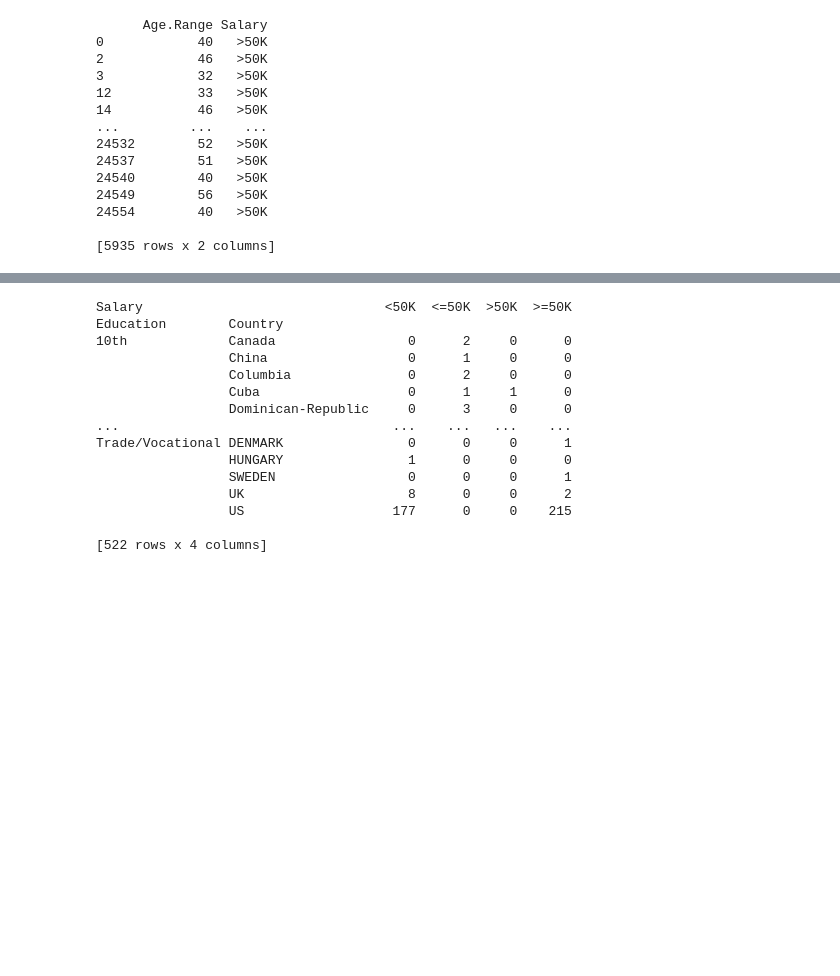
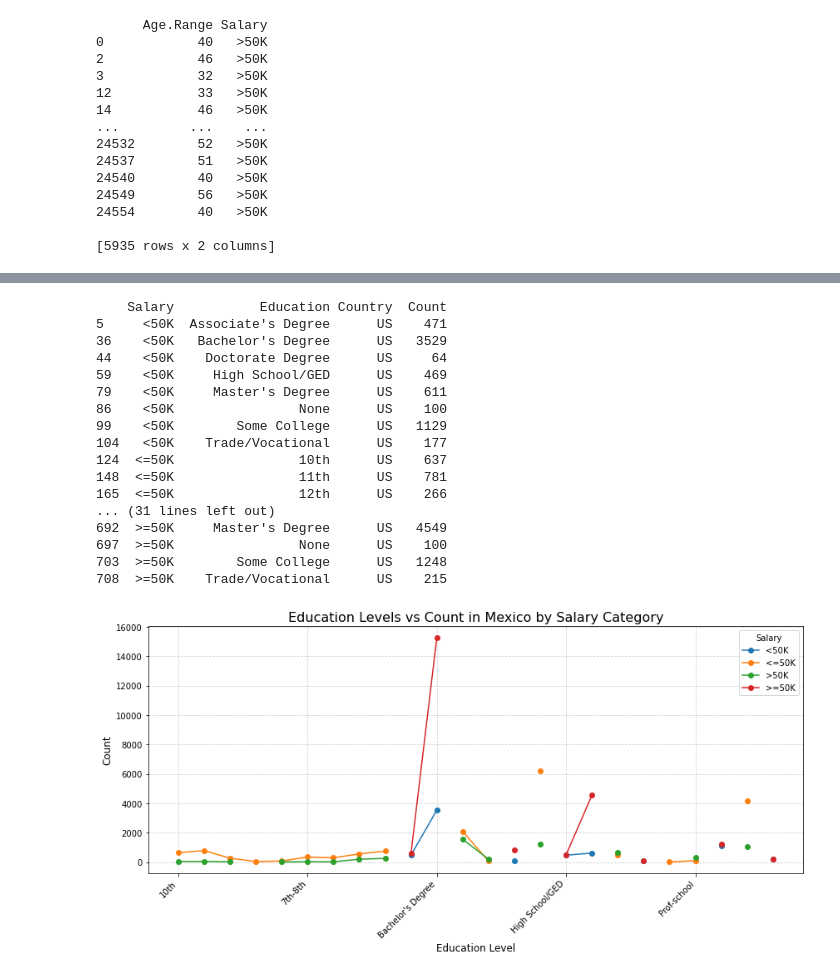
Before and after one commit to nedjo4real/made-project, a Jupyter notebook: project/analysis-report.ipynb, the cells around one changed output, grey strips where cells are left out. Drawn from its saved outputs; the diff is of its cells as text; code cells hidden in the pictures; blank space fills up the shorter version.

```diff
--- a/project/analysis-report.ipynb
+++ b/project/analysis-report.ipynb
@@ -135,22 +141,49 @@ print(salary_education_country_counts)
 # %%
-# Create a pivot table for Salary, Education, and Country
-pivot_table = data.pivot_table(index=['Education', 'Country'], columns='Salary', aggfunc='size', fill_value=0)
+# Group by 'Salary', 'Education', and 'Country', then calculate counts
+grouped_data = data.groupby(['Salary', 'Education', 'Country']).size().reset_index(name='Count')
 
-# Display the pivot table
-print(pivot_table)
+# Filter rows where the country is Mexico
+mexico_data = grouped_data[grouped_data['Country'] == 'US']
+
+# Display the result
+print(mexico_data)
+import matplotlib.pyplot as plt
+
+# Assuming the data is in a DataFrame named `mexico_data`
+
+# Filter the data for Mexico and pivot it for plotting
+mexico_pivot = mexico_data.pivot(index='Education', columns='Salary', values='Count')
+
+# Plot the data
+mexico_pivot.plot(kind='line', marker='o', figsize=(12, 6))
+
+# Customize the chart
+plt.title('Education Levels vs Count in Mexico by Salary Category', fontsize=16)
+plt.xlabel('Education Level', fontsize=12)
+plt.ylabel('Count', fontsize=12)
+plt.xticks(rotation=45, ha='right')  # Rotate x-axis labels for readability
+plt.grid(True, linestyle='--', alpha=0.6)
+plt.legend(title='Salary', fontsize=10)
+plt.tight_layout()
+
+# Show the plot
+plt.show()
 # %% [output]
-Salary                               <50K  <=50K  >50K  >=50K
-Education        Country
-10th             Canada                 0      2     0      0
-                 China                  0      1     0      0
-                 Columbia               0      2     0      0
-                 Cuba                   0      1     1      0
-                 Dominican-Republic     0      3     0      0
-...                                   ...    ...   ...    ...
-Trade/Vocational DENMARK                0      0     0      1
-                 HUNGARY                1      0     0      0
-                 SWEDEN                 0      0     0      1
-                 UK                     8      0     0      2
-                 US                   177      0     0    215
-
-[522 rows x 4 columns]
+    Salary           Education Country  Count
+5     <50K  Associate's Degree      US    471
+36    <50K   Bachelor's Degree      US   3529
+44    <50K    Doctorate Degree      US     64
+59    <50K     High School/GED      US    469
+79    <50K     Master's Degree      US    611
+86    <50K                None      US    100
+99    <50K        Some College      US   1129
+104   <50K    Trade/Vocational      US    177
+124  <=50K                10th      US    637
+148  <=50K                11th      US    781
+165  <=50K                12th      US    266
+... (31 lines left out)
+692  >=50K     Master's Degree      US   4549
+697  >=50K                None      US    100
+703  >=50K        Some College      US   1248
+708  >=50K    Trade/Vocational      US    215
+[figure, added]
```
Also changed, not shown: parts of 6 cells of this notebook, 1 other file.
